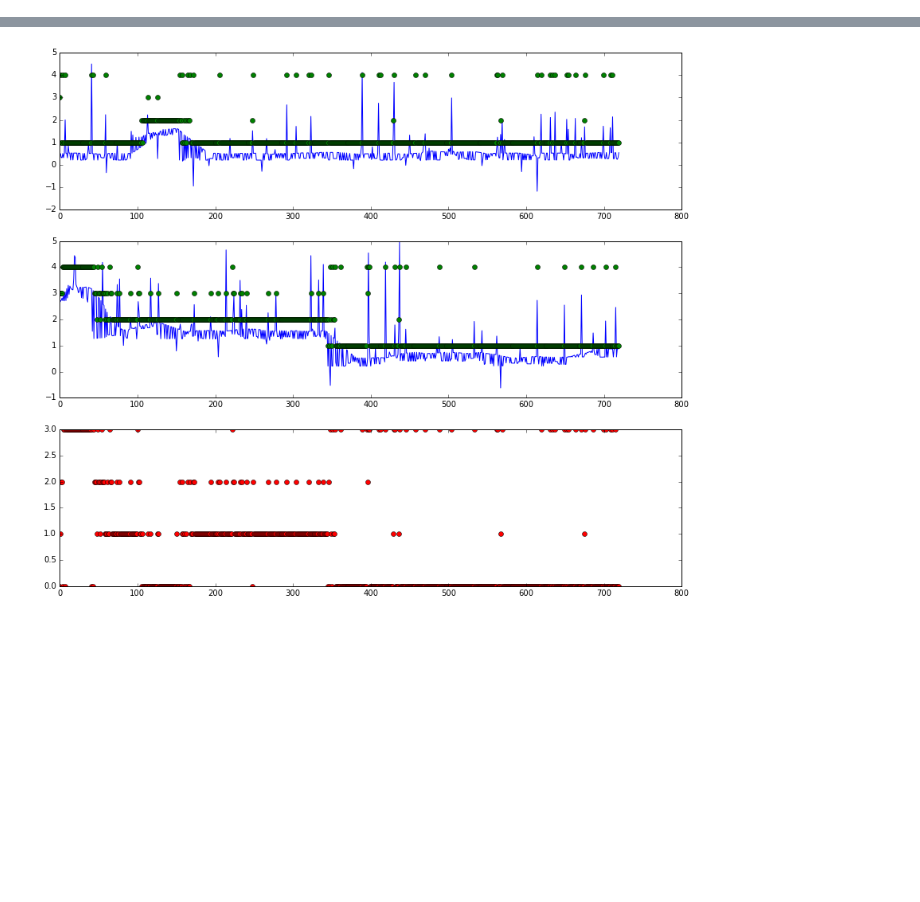
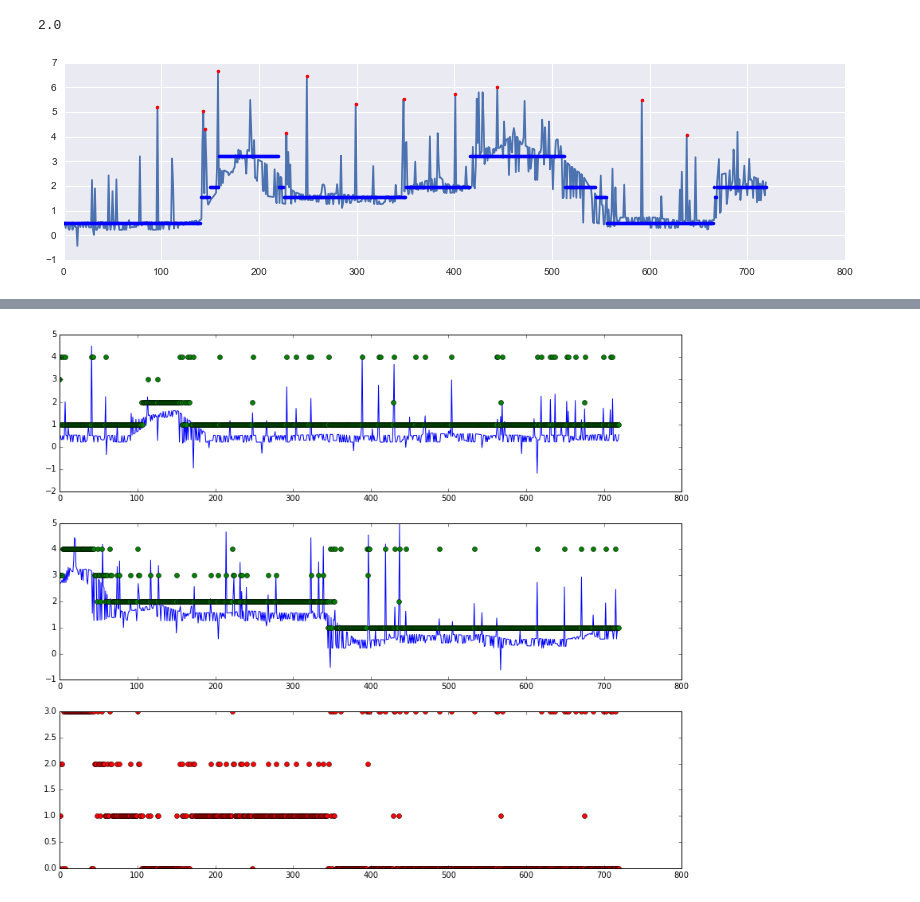
Before and after one commit to jarrodhaas/318, a Jupyter notebook: analysis1.0.ipynb, the cells around one changed output, grey strips where cells are left out. Cells and saved outputs as stored; diff of their text form; code cells hidden in the pictures; blank space fills up the shorter version.

```diff
--- a/analysis1.0.ipynb
+++ b/analysis1.0.ipynb
@@ -83,7 +84,7 @@ rstring="""
 
             # grab the testing window data
 
-            dataT = as.matrix(read.csv("/Users/JRod/Desktop/Summer 2017/318D2/project/testwin.csv",header=FALSE))
+            dataT = as.matrix(read.csv("/Users/JRod/Desktop/Summer 2017/318D2/project/testwin-anom.csv",header=FALSE))
             dataT = as.numeric(dataT)
             test = list(x=dataT, N=length(dataT))
             class(test) <- "hsmm.data"
@@ -104,7 +105,7 @@ rstring="""
                                                      .5,.00,.5,.5,
                                                      .5,.50,.00,.50,
                                                      .5,.50,.50,.00),nrow=J),
-                                 parms.emission=list(mu=c(0.5, 1.5, 2.5, 3.5),
+                                 parms.emission=list(mu=c(0.5, 1.5, 2.5, 4),
                                                      sigma=c(0.75, 0.5, 0.5, 0.5)),
                                  sojourn=list(d=d,type='nonparametric'),
                                  dens.emission=dnorm.hsmm)
@@ -181,10 +191,10 @@ obs_sigma = np.asarray(predict[5])
 # %%
-def checkPoint(i, threshold):
+def checkPoint(testw, ts, i, threshold):
 
-    dist = abs(tw[i] - obs_mu[int(seq0[i])-1])
+    dist = abs(testw[i] - obs_mu[int(ts[i])-1])
 
-    if ( dist > obs_sigma[int(seq0[i])-1]*threshold):
-          return dist, tw[i]
+    if ( dist > obs_sigma[int(ts[i])-1]*threshold):
+          return dist, testw[i]
     else:
           return 0, None
 # %%
@@ -279,0 +301,4 @@ ref2 = ref2.as_matrix().reshape((ref2.shape[0],))
+# %%
+seq0[149]
+# %% [output]
+2.0
@@ -280,3 +315,15 @@ ref2 = ref2.as_matrix().reshape((ref2.shape[0],))
+# %%
+
+point_anom1, new_tw1 = getPASD(tw, new_ts, 100,60,5,5)
+
+plt.figure(figsize=(14, 12))
+plt.subplot(311)
+plt.plot(tw)
+plt.plot(mu_plot, 'b.')
+plt.plot(new_tw1, 'r.')
+plt.show()
+# %% [output]
+[figure, added]
 # %%
 #K = 4 max dist is 2.39ish
 
```
Also changed, not shown: parts of 15 cells of this notebook, 8 other files.
